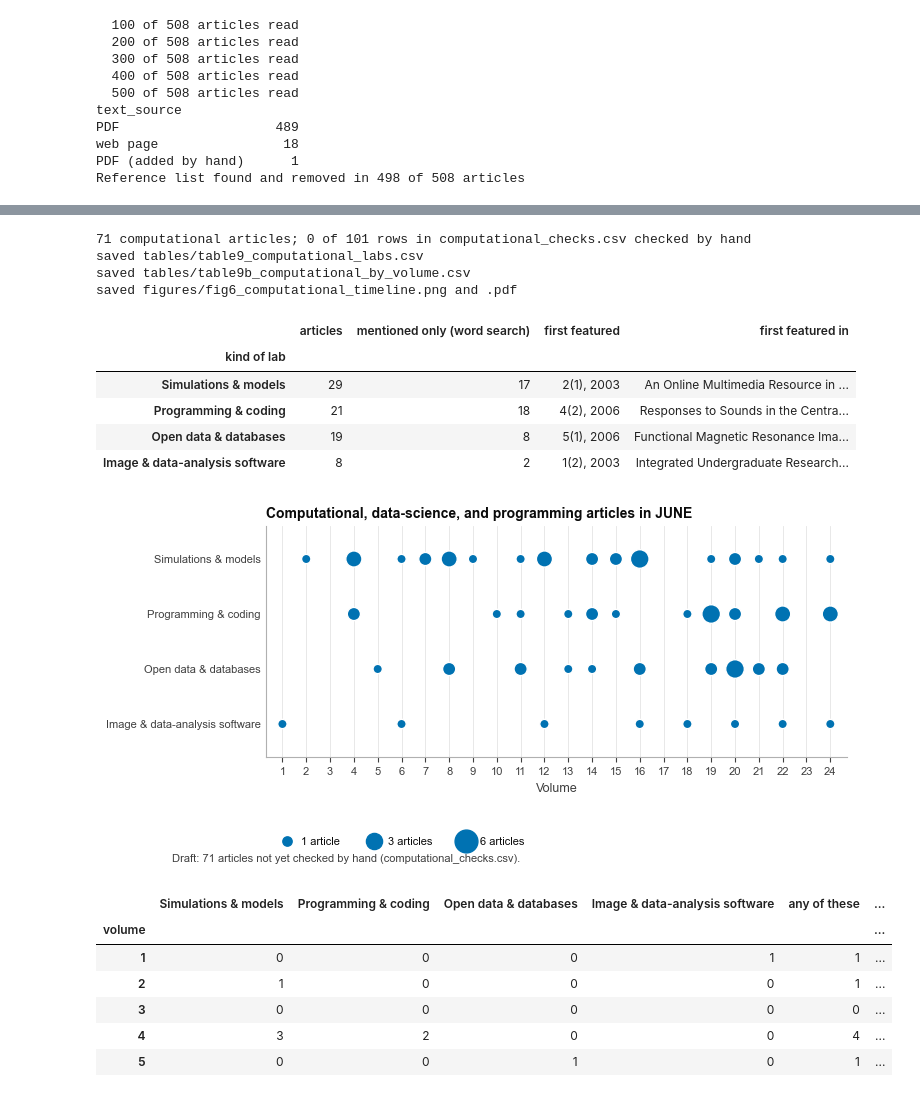
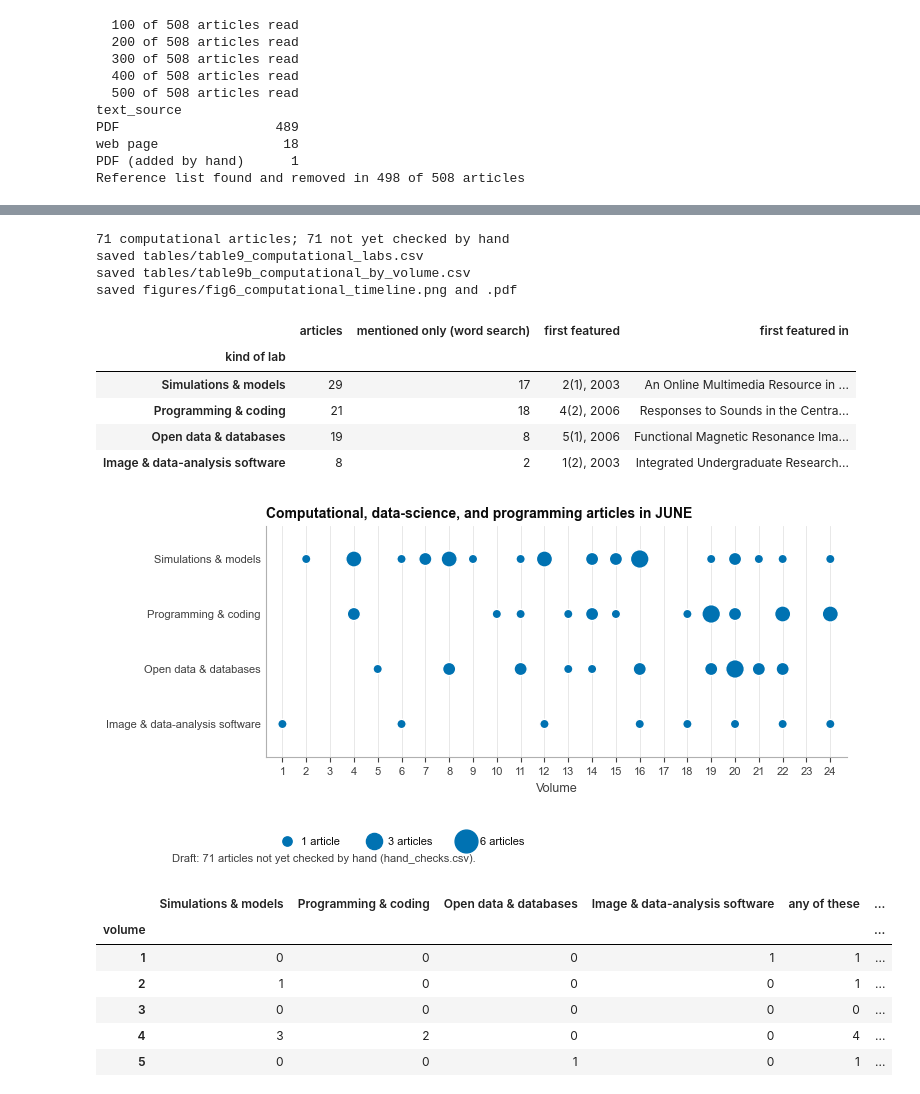
Before and after one commit to ajuavinett/JUNE_Utilities, a Jupyter notebook: 06_special_questions.ipynb, the cells around one changed output, grey strips where cells are left out. Cells and saved outputs as stored; diff of their text form; code cells hidden in the pictures.

```diff
--- a/06_special_questions.ipynb
+++ b/06_special_questions.ipynb
@@ -59,7 +58,8 @@ if "google.colab" in sys.modules and not os.path.exists("manual_fixes.csv"):
 ## Settings — the only cell you should normally need to edit
 # %%
 MATCHED_CSV = "data/june_matched.csv"
-CURE_HAND_CODING_CSV = "cure_themes.csv"
+# The hand-check file, shared with Step 7: one row per article (see "Hand checks" below)
+HAND_CHECKS_CSV = "hand_checks.csv"
 
 # Which kinds of items to search (same as Step 4). Workshop articles are included.
 ITEM_TYPES = ["article", "case study", "technical"]
@@ -117,7 +117,7 @@ ORGANISMS = {
 # (EEG and EMG labs often just say "the subject"). Articles mostly about
 # outreach are not suggested. Checked against 72 hand-sorted articles, this
 # finds 35 of 36 real self-experiment labs but also suggests 14 that aren't,
-# so people confirm each one in ORGANISM_CHECKS_CSV.
+# so people confirm each one in HAND_CHECKS_CSV.
 SELF_MEASUREMENT_METHODS = (r"\beeg\b|electroencephalogra|\bemg\b|electromyogra|\becg\b|\bekg\b|"
                             r"electrocardiogra|heart rate|reaction times?\b|psychophysic|illusion|\btaste\b|"
                             r"cortisol|blood glucose|skin conductance|galvanic skin|\bgsr\b|blood pressure|"
@@ -130,10 +130,6 @@ STUDENTS_AS_SUBJECTS = (r"students? (?:served|acted|participated|volunteered) as
                         r"electrodes? (?:were |was )?(?:placed|attached) (?:on|to)")
 SUBJECT_WORDS = r"\bsubjects?\b|\bparticipants?\b|\bvolunteers?\b"
 OUTREACH_WORDS = r"middle school|high school students|sixth grade|preschool|elementary|k-12|outreach"
-# The hand-check file: one row per article, with the suggested organisms and
-# an "organisms" column for people to correct (see Part 1b)
-ORGANISM_CHECKS_CSV = "organism_checks.csv"
-
 # An organism counts as an activity if its words appear at least this many
 # times in the article's text (reference list removed), or at all in the
 # title or keywords. One or two passing mentions in an introduction don't count.
@@ -150,10 +146,6 @@ SECONDS_BETWEEN_DOWNLOADS = 1.0   # be polite to funjournal.org
 PDFS_ADDED_BY_HAND = {
     "JUNE-10-1-14": ("A Modified Golgi-Cox Procedure", "10-1_Wright_10_1_A85_A87.pdf"),  # from the JUNE Drive archive
 }
-
-# The hand-check file for computational labs: one row per article the word
-# search finds, with a "kinds" column for people to correct (see Part 2)
-COMPUTATIONAL_CHECKS_CSV = "computational_checks.csv"
 
 # Kinds of computational / data-science / programming labs
 COMPUTATIONAL = {
@@ -607,39 +616,14 @@ the bottom.
 # %%
 comp_featured, comp_mentioned = find(COMPUTATIONAL)
-comp_list = matched_list(comp_featured, comp_mentioned)
-
-# Create or update the hand-check file (existing rows are never changed)
-check_cols = ["item_id", "volume", "issue", "year", "title", "how found", "suggested", "mentioned in abstract",
-              "kinds", "checked", "note"]
-if os.path.exists(COMPUTATIONAL_CHECKS_CSV):
-    comp_check = pd.read_csv(COMPUTATIONAL_CHECKS_CSV, keep_default_na=False, dtype=str)
-else:
-    comp_check = pd.DataFrame(columns=check_cols)
-new = comp_list[~comp_list["item_id"].isin(comp_check["item_id"])]
-if len(new):
-    comp_check = pd.concat([comp_check, pd.DataFrame({
-        "item_id": new["item_id"], "volume": new["volume"].astype(str), "issue": new["issue"], "title": new["title"],
-        "how found": ["featured" if f else "mentioned only" for f in new["featured"]],
-        "suggested": new["featured"], "kinds": new["featured"], "checked": "", "note": ""})], ignore_index=True)
-    print(f"Added {len(new)} new article(s) to {COMPUTATIONAL_CHECKS_CSV}")
-# Helper columns, refreshed every run (people's columns — kinds, checked, note — are never changed):
-# the year, and the kinds named only in the abstract (not the title or keywords)
-abstract_only = (comp_mentioned & ~comp_featured).apply(lambda r: "; ".join(r.index[r]), axis=1)
-comp_check["year"] = comp_check["item_id"].map(dict(zip(articles["item_id"], articles["year_label"].astype(str)))).fillna("")
-comp_check["mentioned in abstract"] = comp_check["item_id"].map(dict(zip(articles["item_id"], abstract_only))).fillna("")
-comp_check = comp_check[check_cols]
-comp_check.to_csv(COMPUTATIONAL_CHECKS_CSV, index=False, encoding="utf-8-sig")
-
-# The "kinds" column decides what counts
-kinds = comp_check.set_index("item_id")["kinds"].str.split(";").explode().str.strip().loc[lambda s: s != ""]
-unknown = sorted(set(kinds) - set(COMPUTATIONAL))
-if unknown:
-    print(f"  ⚠ Not a kind of lab in COMPUTATIONAL (check the spelling): {', '.join(unknown)}")
-comp_counted = pd.DataFrame({n: articles["item_id"].isin(kinds[kinds == n].index) for n in COMPUTATIONAL})
+names_of = lambda df: df.apply(lambda r: "; ".join(r.index[r]), axis=1)
+checks = update_hand_checks(pd.DataFrame({
+    "computational (suggested)": names_of(comp_featured),
+    "computational: in abstract only": names_of(comp_mentioned & ~comp_featured),
+}).set_axis(articles["item_id"]))
+comp_counted = decided(checks, "computational", list(COMPUTATIONAL))
 any_comp = comp_counted.any(axis=1)
-comp_unchecked = (comp_check["checked"].str.lower() != "yes") & (comp_check["kinds"].str.strip() != "")
-print(f"{any_comp.sum()} computational articles; {(comp_check['checked'].str.lower() == 'yes').sum()} of "
-      f"{len(comp_check)} rows in {COMPUTATIONAL_CHECKS_CSV} checked by hand")
+comp_unchecked = any_comp & ~checked_by_hand(checks)
+print(f"{any_comp.sum()} computational articles; {comp_unchecked.sum()} not yet checked by hand")
 
 table9 = pd.DataFrame({
     "articles": comp_counted.sum(),
@@ -660,36 +644,36 @@ names = list(COMPUTATIONAL)[::-1]
 for y, name in enumerate(names):
     counts = per_volume[name]
     counts = counts[counts > 0]
     ax.scatter(counts.index, [y] * len(counts), s=counts * 45, color=BLUE, edgecolor=SURFACE, linewidth=1, zorder=3)
 ax.set_yticks(range(len(names)), names)
 ax.set_xticks(range(1, articles["volume"].max() + 1))
 ax.set_xlim(0.3, articles["volume"].max() + 0.7)
 ax.set_ylim(-0.6, len(names) - 0.4)
 ax.grid(axis="y", visible=False)
 ax.grid(axis="x", visible=True)
 ax.tick_params(axis="y", length=0)
 ax.set_xlabel("Volume")
 ax.set_title("Computational, data-science, and programming articles in JUNE")
 for n in (1, 3, 6):
     ax.scatter([], [], s=n * 45, color=BLUE, label=f"{n} article{'s' if n > 1 else ''}")
 ax.legend(loc="upper left", bbox_to_anchor=(0, -0.3), ncols=3, scatterpoints=1, handletextpad=0.3)
 if comp_unchecked.sum():
-    fig.text(0, -0.24, f"Draft: {comp_unchecked.sum()} articles not yet checked by hand ({COMPUTATIONAL_CHECKS_CSV}).",
+    fig.text(0, -0.24, f"Draft: {comp_unchecked.sum()} articles not yet checked by hand ({HAND_CHECKS_CSV}).",
              color=TEXT_2, fontsize=8)
 save(fig, "fig6_computational_timeline")
 table9
 # %% [output]
-71 computational articles; 0 of 101 rows in computational_checks.csv checked by hand
+71 computational articles; 71 not yet checked by hand
 saved tables/table9_computational_labs.csv
 saved tables/table9b_computational_by_volume.csv
 saved figures/fig6_computational_timeline.png and .pdf
 |  | articles | mentioned only (word search) | first featured | first featured in |
 | kind of lab |  |  |  |  |
 | Simulations & models | 29 | 17 | 2(1), 2003 | An Online Multimedia Resource in ... |
 | Programming & coding | 21 | 18 | 4(2), 2006 | Responses to Sounds in the Centra... |
 | Open data & databases | 19 | 8 | 5(1), 2006 | Functional Magnetic Resonance Ima... |
 | Image & data-analysis software | 8 | 2 | 1(2), 2003 | Integrated Undergraduate Research... |
-[figure, old version]
+[figure, new version]
 # %%
 # The same, volume by volume
 per_volume
```
Also changed, not shown: parts of 8 cells of this notebook, 14 other files.
